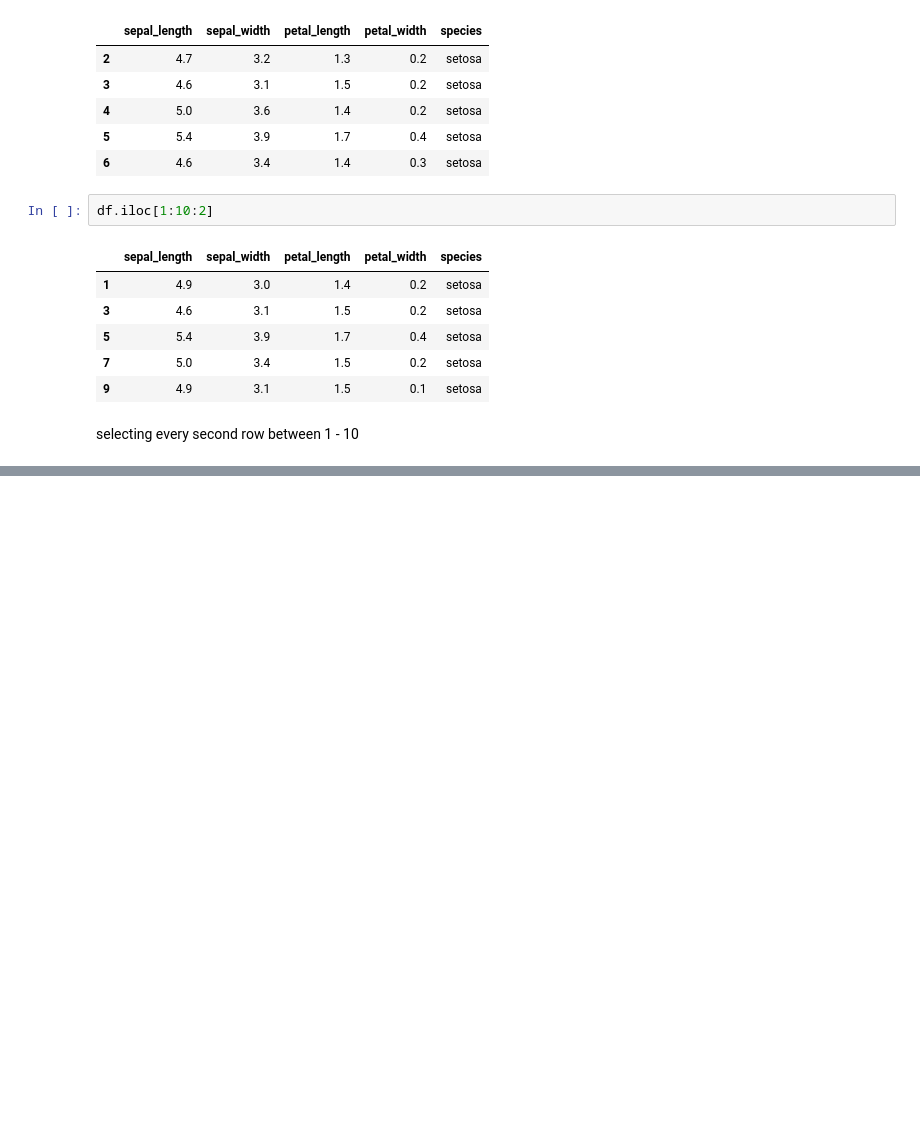
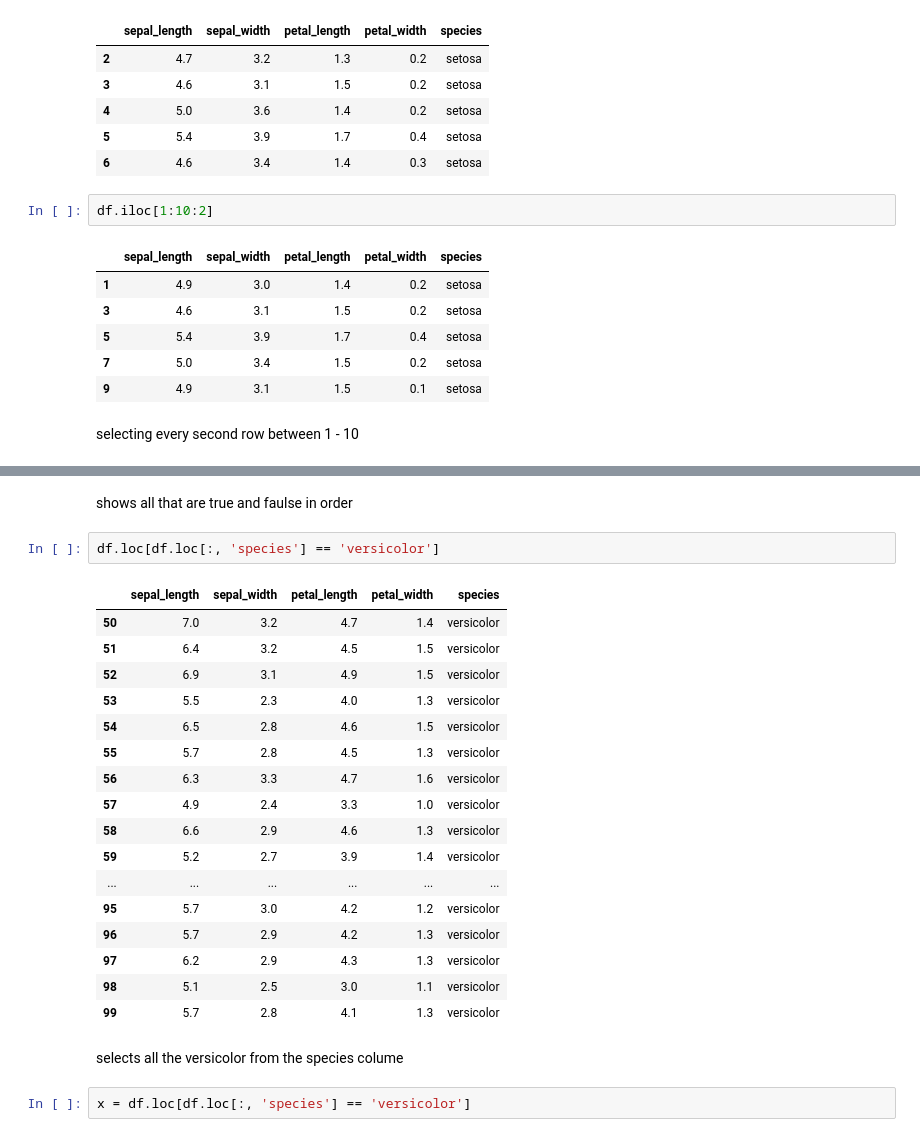
Before and after one commit to DerrickConway/Emerging-Technologies, a Jupyter notebook: 2. Iris-Dataset-Notebook/Iris dataset notebook.ipynb, the cells around one changed output, grey strips where cells are left out. Saved outputs shown, nothing was run; the diff lists cells and outputs as text; blank space fills up the shorter version.

Commit message:
Boolean selects

```diff
--- a/2. Iris-Dataset-Notebook/Iris dataset notebook.ipynb
+++ b/2. Iris-Dataset-Notebook/Iris dataset notebook.ipynb
@@ -110,0 +133,26 @@ selecting every second row  between 1 - 10
+# %% [markdown]
+shows all that are true and faulse in order
+# %%
+df.loc[df.loc[:, 'species'] == 'versicolor']
+# %% [output]
+|  | sepal_length | sepal_width | petal_length | petal_width | species |
+| 50 | 7.0 | 3.2 | 4.7 | 1.4 | versicolor |
+| 51 | 6.4 | 3.2 | 4.5 | 1.5 | versicolor |
+| 52 | 6.9 | 3.1 | 4.9 | 1.5 | versicolor |
+| 53 | 5.5 | 2.3 | 4.0 | 1.3 | versicolor |
+| 54 | 6.5 | 2.8 | 4.6 | 1.5 | versicolor |
+| 55 | 5.7 | 2.8 | 4.5 | 1.3 | versicolor |
+| 56 | 6.3 | 3.3 | 4.7 | 1.6 | versicolor |
+| 57 | 4.9 | 2.4 | 3.3 | 1.0 | versicolor |
+| 58 | 6.6 | 2.9 | 4.6 | 1.3 | versicolor |
+| 59 | 5.2 | 2.7 | 3.9 | 1.4 | versicolor |
+| ... | ... | ... | ... | ... | ... |
+| 95 | 5.7 | 3.0 | 4.2 | 1.2 | versicolor |
+| 96 | 5.7 | 2.9 | 4.2 | 1.3 | versicolor |
+| 97 | 6.2 | 2.9 | 4.3 | 1.3 | versicolor |
+| 98 | 5.1 | 2.5 | 3.0 | 1.1 | versicolor |
+| 99 | 5.7 | 2.8 | 4.1 | 1.3 | versicolor |
+# %% [markdown]
+selects all the versicolor from the species colume
+# %%
+x = df.loc[df.loc[:, 'species'] == 'versicolor']
```
Also changed, not shown: parts of 4 cells of this notebook.
